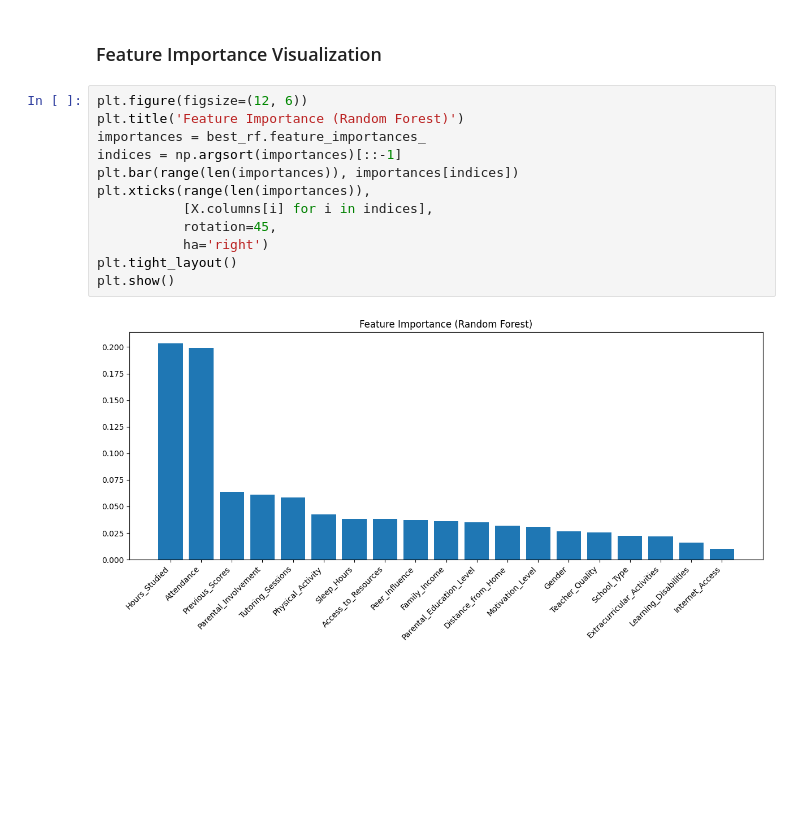
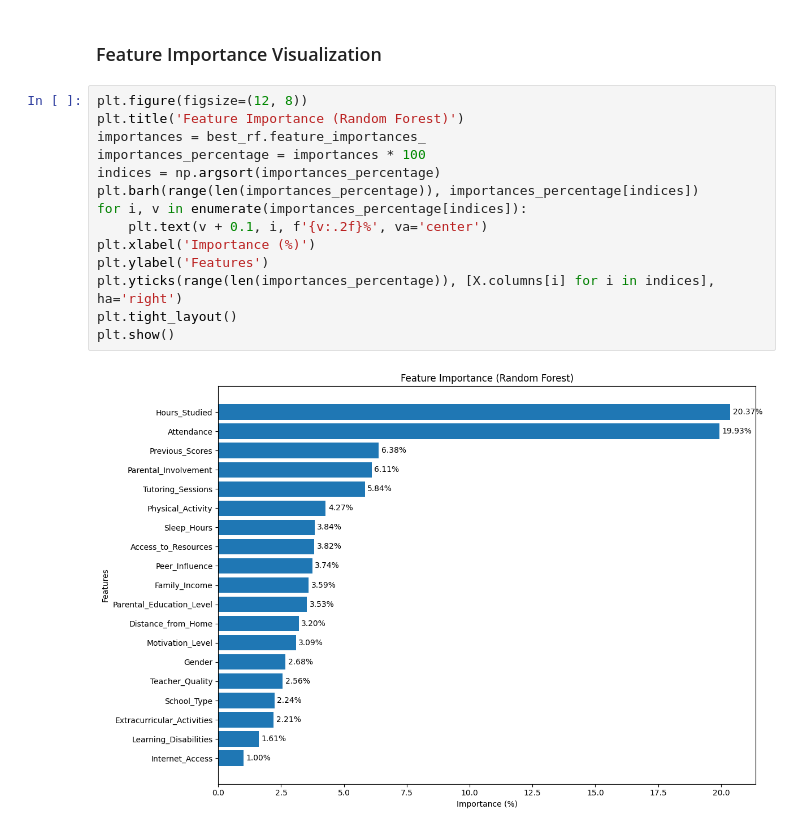
Before and after one commit to ifojiaku/Student-performance-Machine-Learning-Models, a Jupyter notebook: random_forest_classifier.ipynb.ipynb, the cells around one changed output. Saved outputs shown, nothing was run; the diff lists cells and outputs as text; blank space fills up the shorter version.

Commit message:
- added svm - added mlp - modified the random forest graphs - updated readme

```diff
--- a/random_forest_classifier.ipynb.ipynb
+++ b/random_forest_classifier.ipynb.ipynb
@@ -193,16 +193,18 @@ Final Test Set Accuracy: 0.9568
 # %% [markdown]
 ### Feature Importance Visualization
 # %%
-plt.figure(figsize=(12, 6))
+plt.figure(figsize=(12, 8))
 plt.title('Feature Importance (Random Forest)')
 importances = best_rf.feature_importances_
-indices = np.argsort(importances)[::-1]
-plt.bar(range(len(importances)), importances[indices])
-plt.xticks(range(len(importances)),
-           [X.columns[i] for i in indices],
-           rotation=45,
-           ha='right')
+importances_percentage = importances * 100
+indices = np.argsort(importances_percentage)
+plt.barh(range(len(importances_percentage)), importances_percentage[indices])
+for i, v in enumerate(importances_percentage[indices]):
+    plt.text(v + 0.1, i, f'{v:.2f}%', va='center')
+plt.xlabel('Importance (%)')
+plt.ylabel('Features')
+plt.yticks(range(len(importances_percentage)), [X.columns[i] for i in indices], ha='right')
 plt.tight_layout()
 plt.show()
 # %% [output]
-[figure, old version]
+[figure, new version]
```
Also changed, not shown: parts of 3 cells of this notebook, 3 other files.
